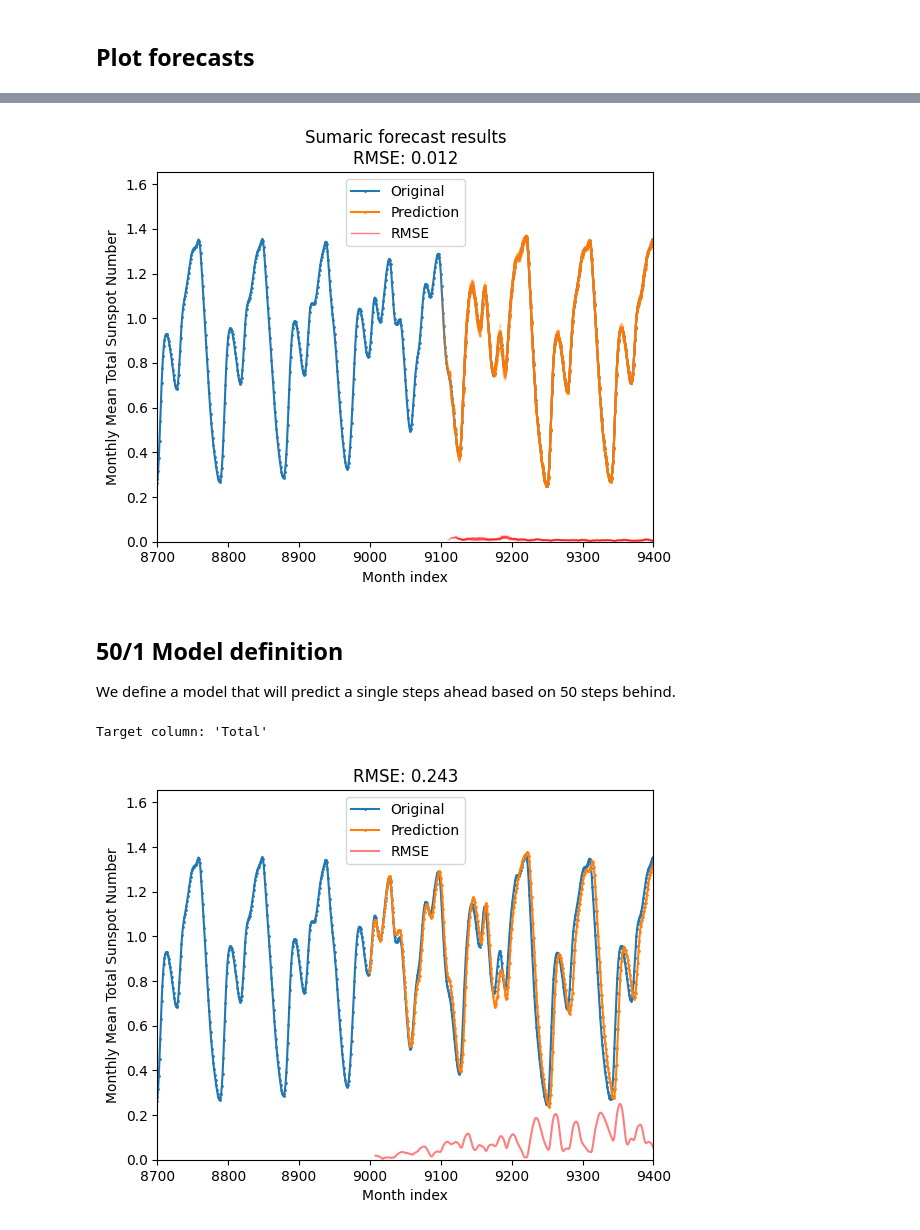
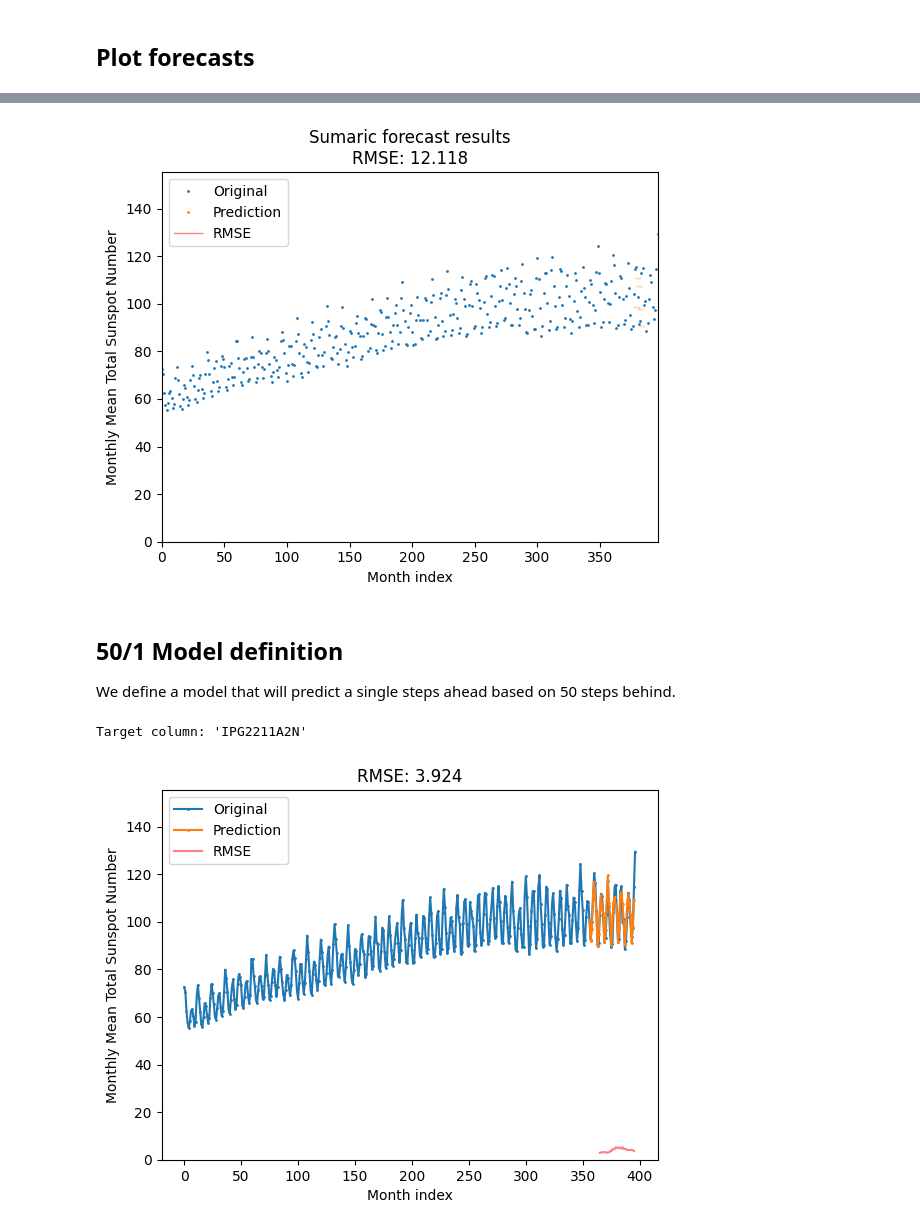
Before and after one commit to Wotaker/timeseries-models, a Jupyter notebook: notebooks/xgb_interface.ipynb, the cells around one changed output, grey strips where cells are left out. Cells and saved outputs as stored; diff of their text form; code cells hidden in the pictures.

```diff
--- a/notebooks/xgb_interface.ipynb
+++ b/notebooks/xgb_interface.ipynb
@@ -51,21 +50,21 @@ MyXGB_100_30.plotter.plot_forecast(forecast, linestyle='-', xlim=(8700, 9400))
 # %%
 # Cumulative plot for windowed forecast
-MyXGB_100_30.plotter.plot_forecasts(MyXGB_100_30.forecasts, linestyle='-', xlim=(8700, 9400))
+MyXGB_100_30.plotter.plot_forecasts(MyXGB_100_30.forecasts, linestyle='')
 # %% [output]
-[figure, old version]
+[figure, new version]
 # %% [markdown]
 ## 50/1 Model definition
 We define a model that will predict a single steps ahead based on 50 steps behind.
 # %%
 MyXGB_50_1 = XGBModel(
-    dataset=pd.read_csv(MACKEY_GLASS_PATH, index_col=0),
-    n_steps_in=50,
+    dataset=pd.read_csv(ELECTRICITY_PATH),
+    n_steps_in=20,
     n_steps_out=1,
     test_frac=0.1,
     metric=None,
 )
 # %% [output]
-Target column: 'Total'
+Target column: 'IPG2211A2N'
 # %%
 # Fit to data
 MyXGB_50_1.fit()
@@ -74,6 +73,6 @@ MyXGB_50_1.fit()
 forecast_autoregressive = MyXGB_50_1.predict(-1, autoreggressive=True)
 # %%
 # Autoregressive forecast
-MyXGB_50_1.plotter.plot_forecast(forecast_autoregressive, linestyle='-', xlim=(8700, 9400))
+MyXGB_50_1.plotter.plot_forecast(forecast_autoregressive, linestyle='-')
 # %% [output]
-[figure, old version]
+[figure, new version]
```
Also changed, not shown: parts of 3 cells of this notebook.
